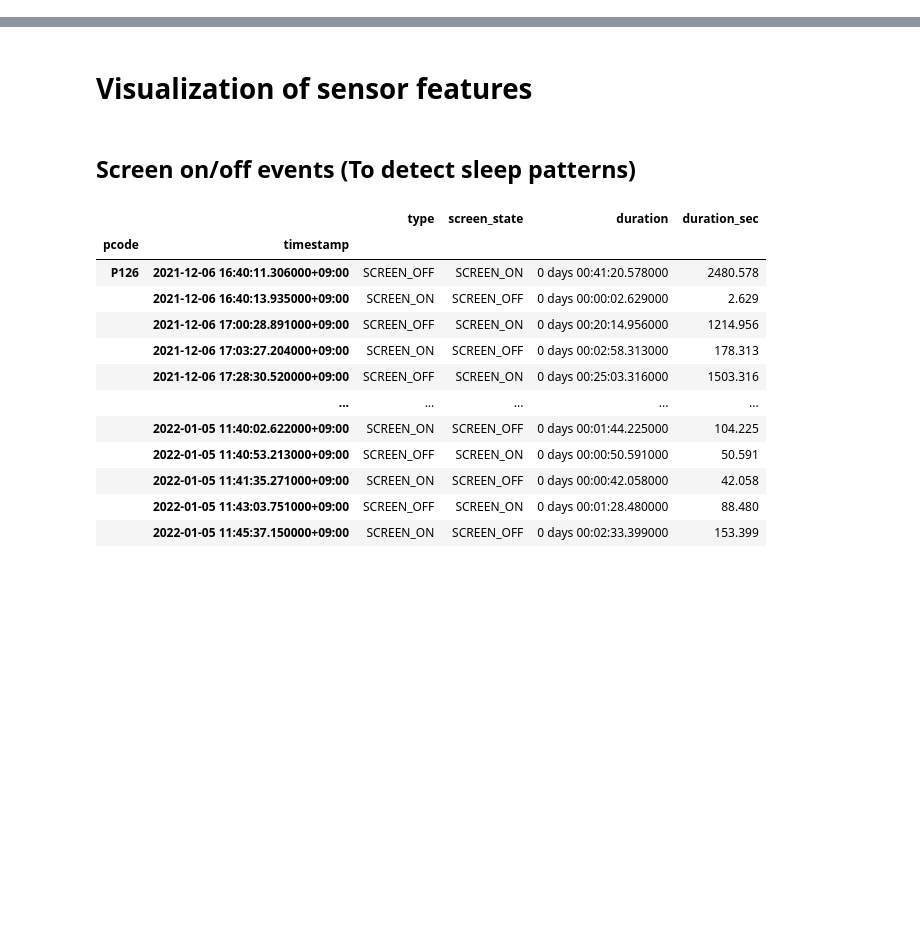
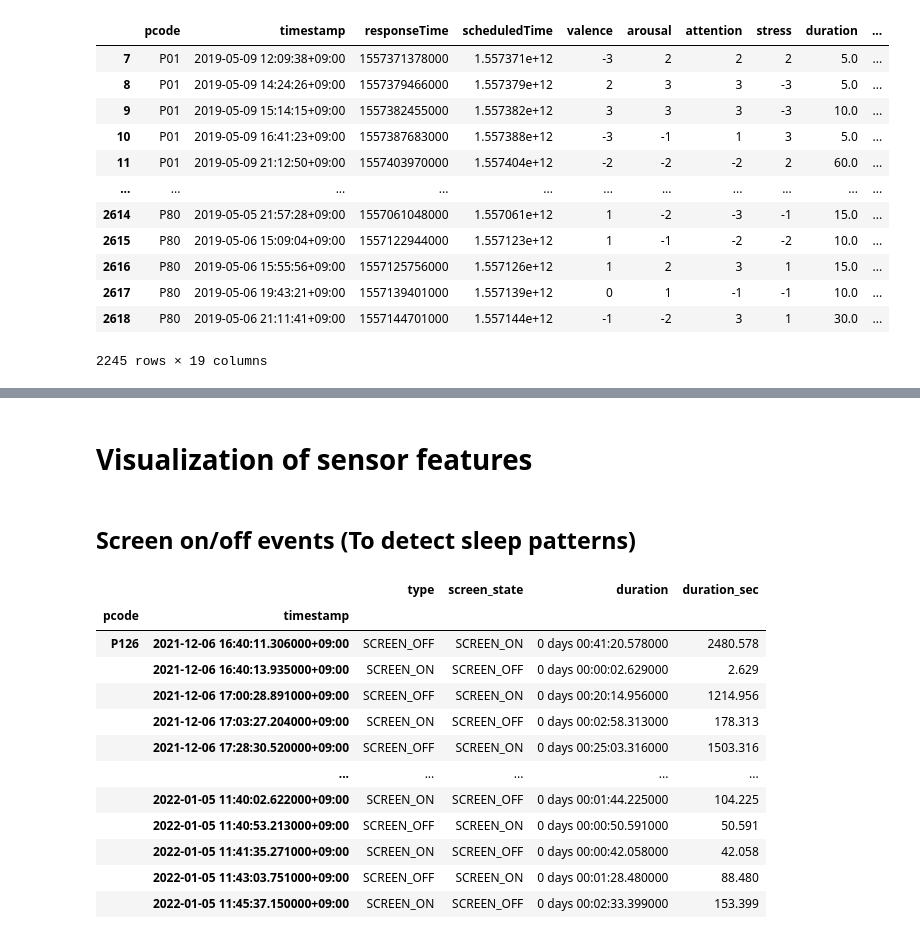
Before and after one commit to SteinPanyu/IndependentReproducibility, a Jupyter notebook: EDA.ipynb, the cells around one changed output, grey strips where cells are left out. Drawn from its saved outputs; the diff is of its cells as text; code cells hidden in the pictures; blank space fills up the shorter version.

```diff
--- a/EDA.ipynb
+++ b/EDA.ipynb
@@ -126,0 +72,16 @@ array(['P12', 'P14', 'P15', 'P17', 'P19', 'P20', 'P24', 'P47', 'P49',
+# %%
+pd.read_csv(os.path.join(PATH_INTERMEDIATE,'exclude_1st_day.csv'),index_col=0)
+# %% [output]
+|  | pcode | timestamp | responseTime | scheduledTime | valence | arousal | attention | stress | duration | ... |
+| 7 | P01 | 2019-05-09 12:09:38+09:00 | 1557371378000 | 1.557371e+12 | -3 | 2 | 2 | 2 | 5.0 | ... |
+| 8 | P01 | 2019-05-09 14:24:26+09:00 | 1557379466000 | 1.557379e+12 | 2 | 3 | 3 | -3 | 5.0 | ... |
+| 9 | P01 | 2019-05-09 15:14:15+09:00 | 1557382455000 | 1.557382e+12 | 3 | 3 | 3 | -3 | 10.0 | ... |
+| 10 | P01 | 2019-05-09 16:41:23+09:00 | 1557387683000 | 1.557388e+12 | -3 | -1 | 1 | 3 | 5.0 | ... |
+| 11 | P01 | 2019-05-09 21:12:50+09:00 | 1557403970000 | 1.557404e+12 | -2 | -2 | -2 | 2 | 60.0 | ... |
+| ... | ... | ... | ... | ... | ... | ... | ... | ... | ... | ... |
+| 2614 | P80 | 2019-05-05 21:57:28+09:00 | 1557061048000 | 1.557061e+12 | 1 | -2 | -3 | -1 | 15.0 | ... |
+| 2615 | P80 | 2019-05-06 15:09:04+09:00 | 1557122944000 | 1.557123e+12 | 1 | -1 | -2 | -2 | 10.0 | ... |
+| 2616 | P80 | 2019-05-06 15:55:56+09:00 | 1557125756000 | 1.557126e+12 | 1 | 2 | 3 | 1 | 15.0 | ... |
+| 2617 | P80 | 2019-05-06 19:43:21+09:00 | 1557139401000 | 1.557139e+12 | 0 | 1 | -1 | -1 | 10.0 | ... |
+| 2618 | P80 | 2019-05-06 21:11:41+09:00 | 1557144701000 | 1.557144e+12 | -1 | -2 | 3 | 1 | 30.0 | ... |
+2245 rows × 19 columns
```
Also changed, not shown: parts of 35 cells of this notebook, 1 other file.
